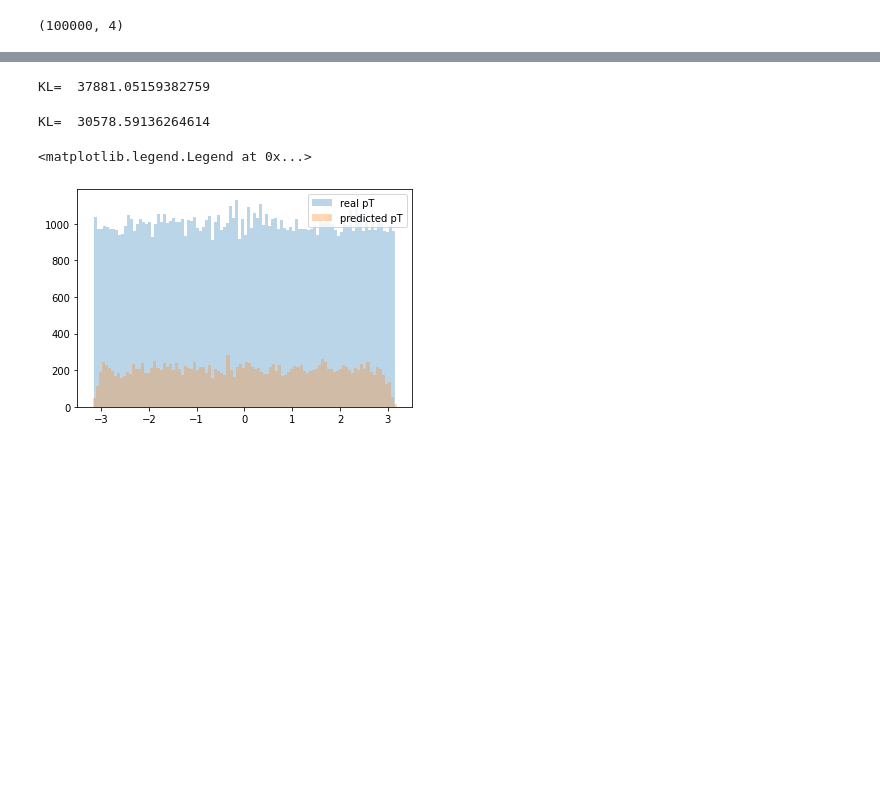
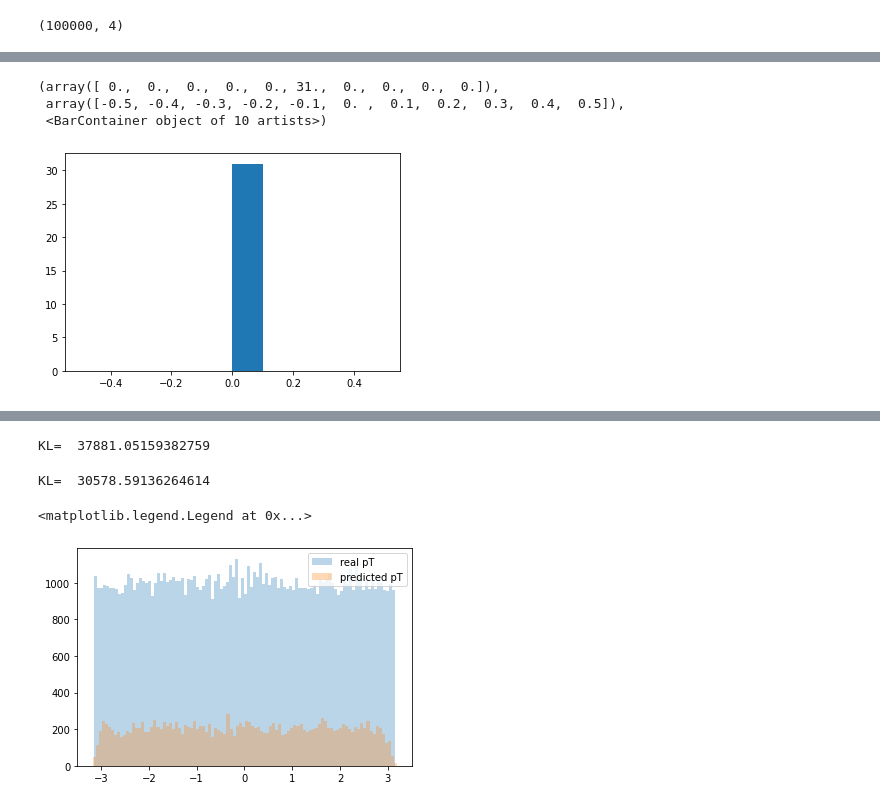
Before and after one commit to AliAlkadhim/IQN_HEP, a Jupyter notebook: ideas/KL_Divergence.ipynb, the cells around one changed output, grey strips where cells are left out. Drawn from its saved outputs; the diff is of its cells as text; code cells hidden in the pictures; blank space fills up the shorter version.

```diff
--- a/ideas/KL_Divergence.ipynb
+++ b/ideas/KL_Divergence.ipynb
@@ -58,0 +108,8 @@ plt.legend()
+# %%
+predicted_eta_hist_w, _ = np.histogram(predicted['predicted_eta'], weights=list(eta_counts).append(1),range=(-4,4),bins=eta_bins)
+plt.hist(predicted_eta_hist_w)
+# %% [output]
+(array([ 0.,  0.,  0.,  0.,  0., 31.,  0.,  0.,  0.,  0.]),
+ array([-0.5, -0.4, -0.3, -0.2, -0.1,  0. ,  0.1,  0.2,  0.3,  0.4,  0.5]),
+ <BarContainer object of 10 artists>)
+[figure, added]
```
Also changed, not shown: parts of 17 cells of this notebook, 49 other files.
